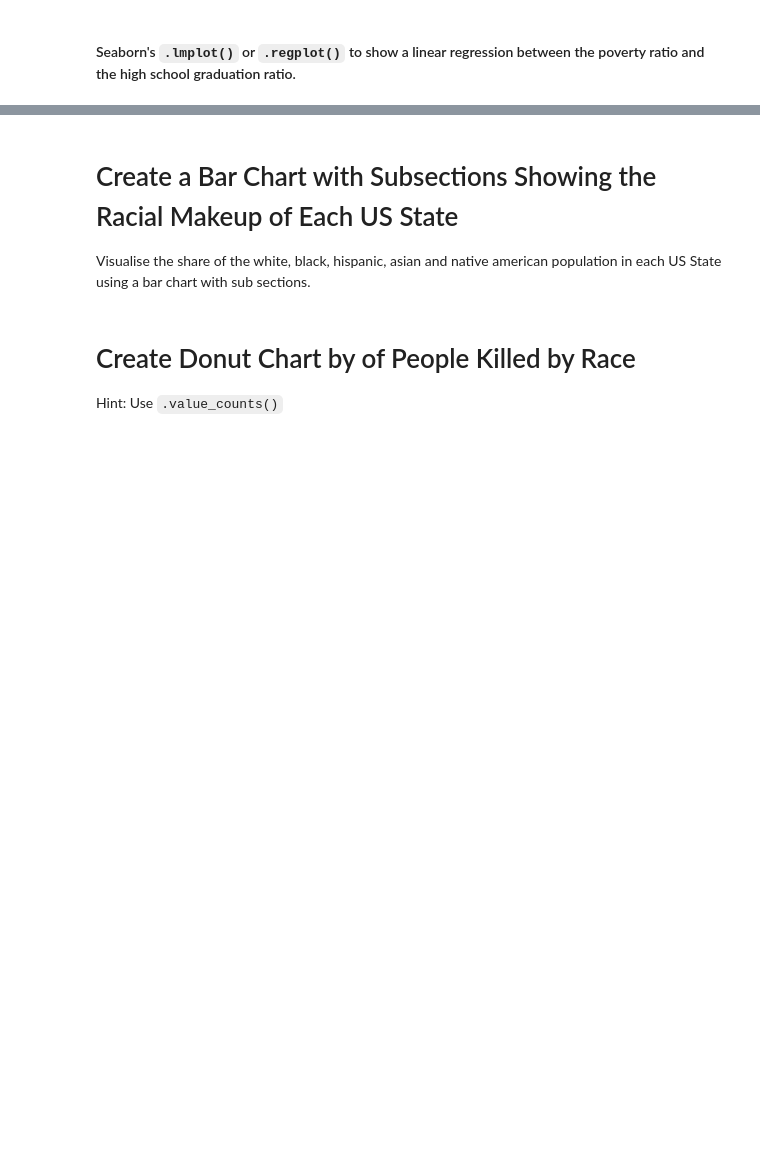
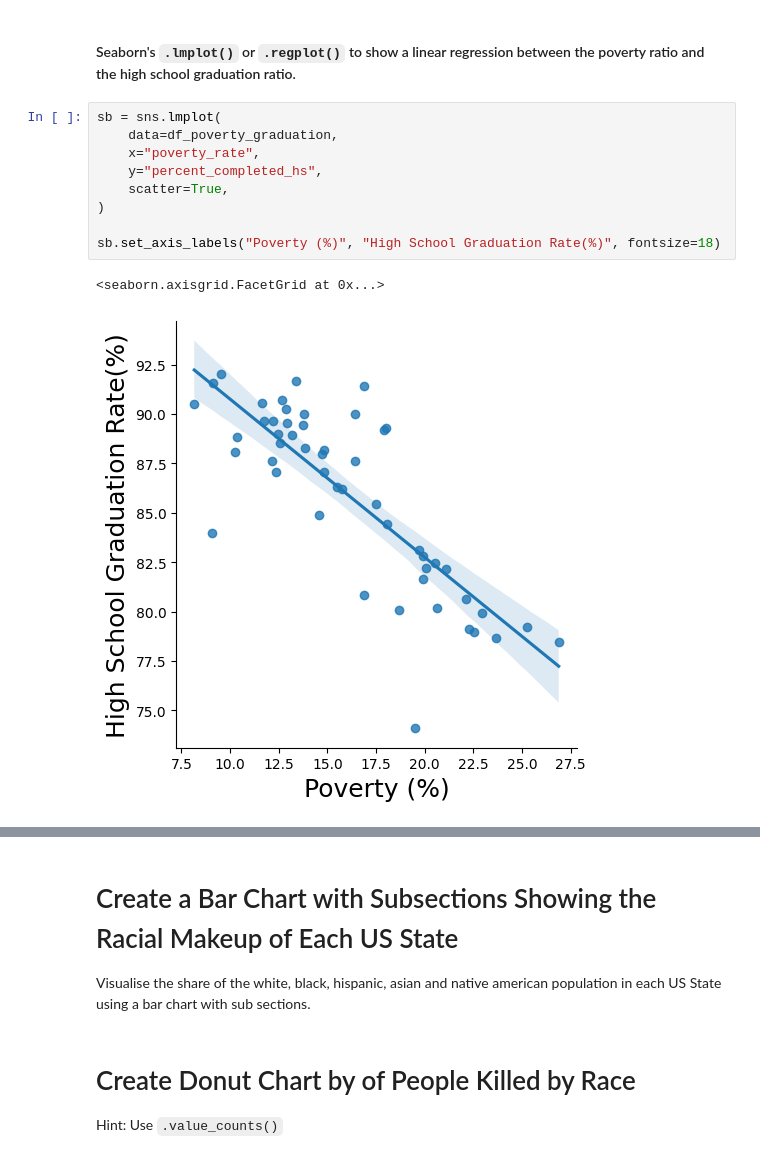
Before and after one commit to chgwyellow/Death-involving-Police-in-the-USA, a Jupyter notebook: Fatal_Force.ipynb, the cells around one changed output, grey strips where cells are left out. Saved outputs shown, nothing was run; the diff lists cells and outputs as text; blank space fills up the shorter version.

```diff
--- a/Fatal_Force.ipynb
+++ b/Fatal_Force.ipynb
@@ -192,2 +256,14 @@ fig.show()
 # %% [markdown]
 #### Seaborn's `.lmplot()` or `.regplot()` to show a linear regression between the poverty ratio and the high school graduation ratio.
+# %%
+sb = sns.lmplot(
+    data=df_poverty_graduation,
+    x="poverty_rate",
+    y="percent_completed_hs",
+    scatter=True,
+)
+
+sb.set_axis_labels("Poverty (%)", "High School Graduation Rate(%)", fontsize=18)
+# %% [output]
+<seaborn.axisgrid.FacetGrid at 0x...>
+[figure, added]
```
Also changed, not shown: parts of 4 cells of this notebook.
